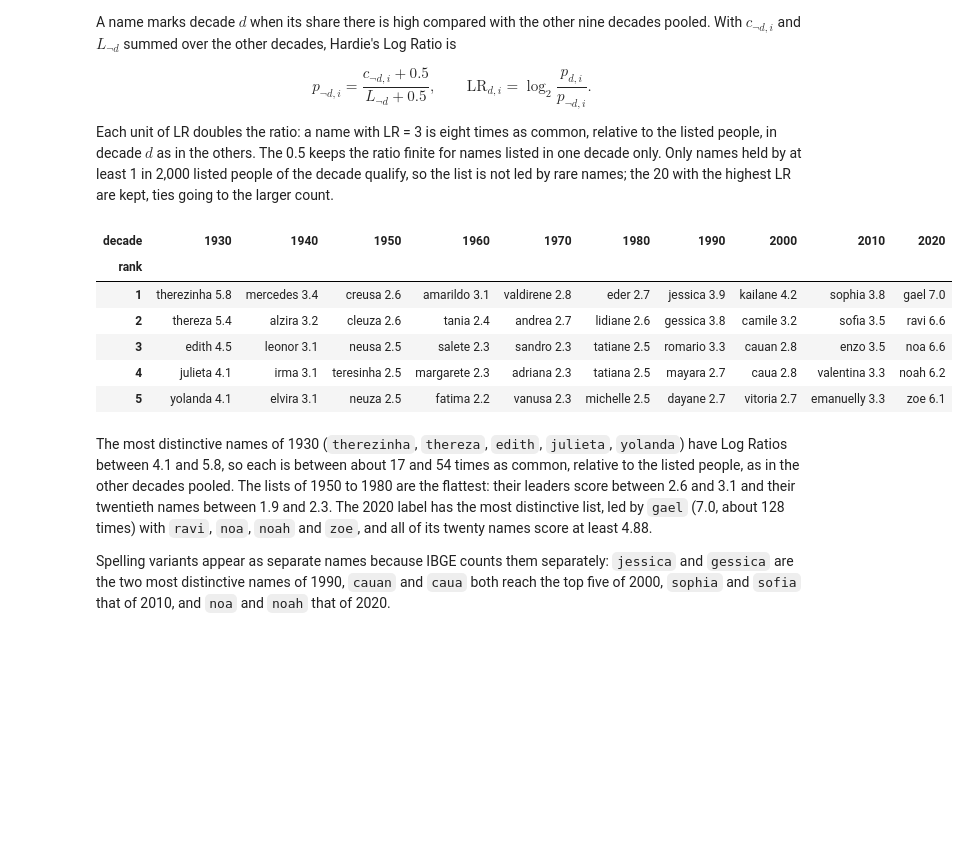
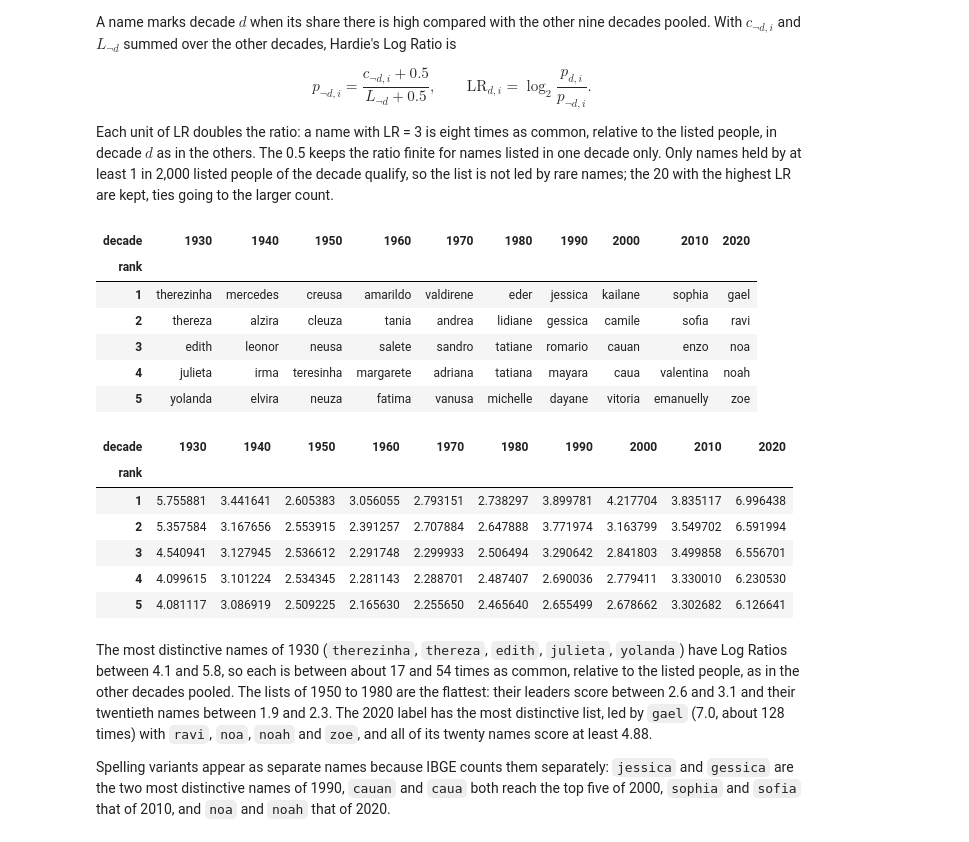
Before and after one commit to jhlopesalves/DataVerso, a Jupyter notebook: projects/002-nomes-brasil/dataverso_002.ipynb, the cells around one changed output. Saved outputs shown, nothing was run; the diff lists cells and outputs as text; code cells hidden in the pictures; blank space fills up the shorter version.

Commit message:
MAINT: Display distinctive-name previews as separate pivots in section 5

```diff
--- a/projects/002-nomes-brasil/dataverso_002.ipynb
+++ b/projects/002-nomes-brasil/dataverso_002.ipynb
@@ -686,45 +686,48 @@ decade_shares["share_elsewhere"] = (decade_shares["count_elsewhere"] + SMOOTHING
     decade_shares["listed_elsewhere"] + SMOOTHING
 )
 decade_shares["log_ratio"] = np.log2(
     decade_shares["share_in_decade"] / decade_shares["share_elsewhere"]
 )
 
 distinctive = (
     decade_shares[decade_shares["share_in_decade"] >= DISTINCTIVE_MIN_SHARE]
     .sort_values(
         ["decade", "log_ratio", "count", "name"], ascending=[True, False, False, True]
     )
     .groupby("decade")
     .head(DISTINCTIVE_TOP)
 )
 distinctive["rank"] = distinctive.groupby("decade").cumcount() + 1
 distinctive = distinctive[
     [
         "decade",
         "name",
         "count",
         "share_in_decade",
         "share_elsewhere",
         "log_ratio",
         "rank",
     ]
 ].reset_index(drop=True)
 
-# The five most distinctive names of each decade, with their Log Ratio
-top_five = distinctive[distinctive["rank"] <= 5]
-display(
-    (top_five["name"] + " " + top_five["log_ratio"].round(1).astype(str))
-    .set_axis(pd.MultiIndex.from_frame(top_five[["rank", "decade"]]))
-    .unstack("decade")
-)
+preview = distinctive[distinctive["rank"] <= SHOWN_PER_DECADE]
+display(preview.pivot(index="rank", columns="decade", values="name"))
+display(preview.pivot(index="rank", columns="decade", values="log_ratio"))
 # %% [output]
 | decade | 1930 | 1940 | 1950 | 1960 | 1970 | 1980 | 1990 | 2000 | 2010 | 2020 |
 | rank |  |  |  |  |  |  |  |  |  |  |
-| 1 | therezinha 5.8 | mercedes 3.4 | creusa 2.6 | amarildo 3.1 | valdirene 2.8 | eder 2.7 | jessica 3.9 | kailane 4.2 | sophia 3.8 | gael 7.0 |
-| 2 | thereza 5.4 | alzira 3.2 | cleuza 2.6 | tania 2.4 | andrea 2.7 | lidiane 2.6 | gessica 3.8 | camile 3.2 | sofia 3.5 | ravi 6.6 |
-| 3 | edith 4.5 | leonor 3.1 | neusa 2.5 | salete 2.3 | sandro 2.3 | tatiane 2.5 | romario 3.3 | cauan 2.8 | enzo 3.5 | noa 6.6 |
-| 4 | julieta 4.1 | irma 3.1 | teresinha 2.5 | margarete 2.3 | adriana 2.3 | tatiana 2.5 | mayara 2.7 | caua 2.8 | valentina 3.3 | noah 6.2 |
-| 5 | yolanda 4.1 | elvira 3.1 | neuza 2.5 | fatima 2.2 | vanusa 2.3 | michelle 2.5 | dayane 2.7 | vitoria 2.7 | emanuelly 3.3 | zoe 6.1 |
+| 1 | therezinha | mercedes | creusa | amarildo | valdirene | eder | jessica | kailane | sophia | gael |
+| 2 | thereza | alzira | cleuza | tania | andrea | lidiane | gessica | camile | sofia | ravi |
+| 3 | edith | leonor | neusa | salete | sandro | tatiane | romario | cauan | enzo | noa |
+| 4 | julieta | irma | teresinha | margarete | adriana | tatiana | mayara | caua | valentina | noah |
+| 5 | yolanda | elvira | neuza | fatima | vanusa | michelle | dayane | vitoria | emanuelly | zoe |
+| decade | 1930 | 1940 | 1950 | 1960 | 1970 | 1980 | 1990 | 2000 | 2010 | 2020 |
+| rank |  |  |  |  |  |  |  |  |  |  |
+| 1 | 5.755881 | 3.441641 | 2.605383 | 3.056055 | 2.793151 | 2.738297 | 3.899781 | 4.217704 | 3.835117 | 6.996438 |
+| 2 | 5.357584 | 3.167656 | 2.553915 | 2.391257 | 2.707884 | 2.647888 | 3.771974 | 3.163799 | 3.549702 | 6.591994 |
+| 3 | 4.540941 | 3.127945 | 2.536612 | 2.291748 | 2.299933 | 2.506494 | 3.290642 | 2.841803 | 3.499858 | 6.556701 |
+| 4 | 4.099615 | 3.101224 | 2.534345 | 2.281143 | 2.288701 | 2.487407 | 2.690036 | 2.779411 | 3.330010 | 6.230530 |
+| 5 | 4.081117 | 3.086919 | 2.509225 | 2.165630 | 2.255650 | 2.465640 | 2.655499 | 2.678662 | 3.302682 | 6.126641 |
 # %% [markdown]
 The most distinctive names of 1930 (`therezinha`, `thereza`, `edith`, `julieta`, `yolanda`) have Log Ratios between 4.1 and 5.8, so each is between about 17 and 54 times as common, relative to the listed people, as in the other decades pooled. The lists of 1950 to 1980 are the flattest: their leaders score between 2.6 and 3.1 and their twentieth names between 1.9 and 2.3. The 2020 label has the most distinctive list, led by `gael` (7.0, about 128 times) with `ravi`, `noa`, `noah` and `zoe`, and all of its twenty names score at least 4.88.
 
```
Also changed, not shown: parts of 1 cell of this notebook.
